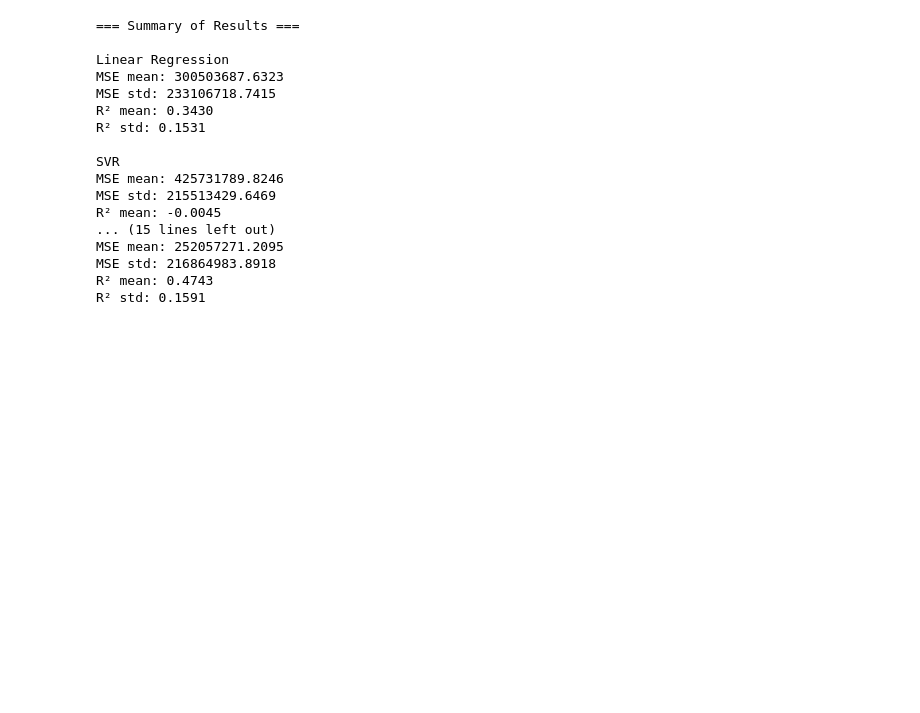
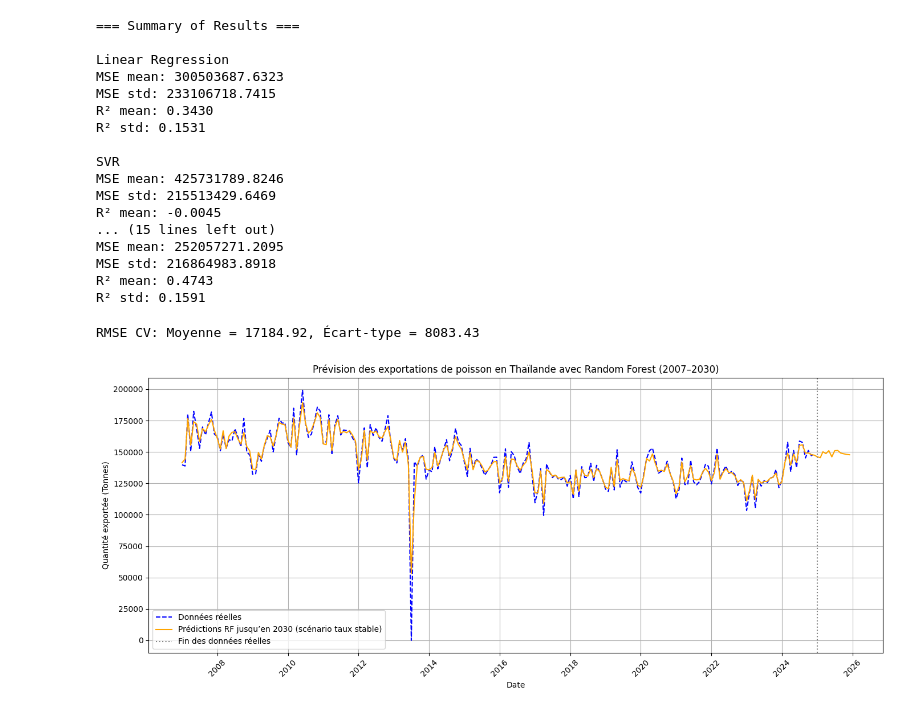
Before and after one commit to Samuel-JULLY/KMUTNB_internship, a Jupyter notebook: Projet.ipynb, the cells around one changed output. Drawn from its saved outputs; the diff is of its cells as text; code cells hidden in the pictures; blank space fills up the shorter version.

```diff
--- a/Projet.ipynb
+++ b/Projet.ipynb
@@ -439,29 +439,21 @@ from math import sqrt
 # Charger les données
 df = pd.read_csv("DATA/Export 2007-2024.csv")
 
-# Créer une colonne datetime à partir de Year et Month
+# Préparer la colonne de dates
 df['month'] = pd.to_datetime(df['Year (ค.ศ.)'].astype(str) + '-' + df['Month'].astype(str).str.zfill(2))
-
-# Trier les données par date
 df = df.sort_values('month')
 
-# Créer une variable temporelle numérique (mois depuis le début)
+# Ajouter des variables temporelles
 df['month_num'] = (df['month'] - df['month'].min()) // pd.Timedelta('30D')
-df['month'] = pd.to_datetime(df['Year (ค.ศ.)'].astype(str) + '-' + df['Month'].astype(str).str.zfill(2))
-
-# Définir features et cible
-# Extraire le mois (1-12)
 df['month_of_year'] = df['month'].dt.month
-
-# Créer des variables cycliques
 df['month_sin'] = np.sin(2 * np.pi * df['month_of_year'] / 12)
 df['month_cos'] = np.cos(2 * np.pi * df['month_of_year'] / 12)
 
-# Variables explicatives
-X = df[['month_num', 'month_sin', 'month_cos']]  # sélectionner les colonnes par noms
+# Features + cible
+X = df[['month_num', 'month_sin', 'month_cos', 'Price baht to usd']]
 y = df['Grand Total Quantity (Tons)'].values
 
-# Initialiser le modèle
+# Modèle
 model = RandomForestRegressor(n_estimators=100, random_state=42)
 
 # Validation croisée temporelle
@@ -475,46 +467,62 @@ for train_index, val_index in tscv.split(X):
     model.fit(X_train, y_train)
     y_pred = model.predict(X_val)
     rmse = sqrt(mean_squared_error(y_val, y_pred))
     rmse_scores.append(rmse)
 
 print(f"RMSE CV: Moyenne = {np.mean(rmse_scores):.2f}, Écart-type = {np.std(rmse_scores):.2f}")
 
-# Entraîner sur toutes les données maintenant
+# Entraînement complet sur 2007–2024
 model.fit(X, y)
 
-# all_months déjà créé :
-all_months = pd.date_range(start=df['month'].min(), end="2030-12-01", freq='MS')
-
-# Calculer month_num pour all_months
+# ---------- SCÉNARIO SIMPLE POUR 2025–2030 ----------
+# Créer tous les mois de la période complète
+all_months = pd.date_range(start=df['month'].min(), end="2025-12-01", freq='MS')
 all_month_nums = ((all_months - df['month'].min()) // pd.Timedelta('30D')).astype(int)
-
-# Extraire le mois (1-12) pour all_months
 all_month_of_year = all_months.month
-
-# Créer les variables cycliques pour all_months
 all_month_sin = np.sin(2 * np.pi * all_month_of_year / 12)
 all_month_cos = np.cos(2 * np.pi * all_month_of_year / 12)
 
-# Créer DataFrame X_all avec les 3 features
+# Étendre 'Price baht to usd' :
+# - pour les mois connus : utiliser les vraies valeurs
+# - pour 2025–2030 : utiliser une valeur constante (moyenne)
+last_real_month = df['month'].max()
+price_projection_start = last_real_month + pd.DateOffset(months=1)
+
+# Moyenne du taux de change (par exemple 2022–2024, ou toute la période)
+price_mean = df['Price baht to usd'].mean()
+
+# Construire la série complète de taux de change
+price_known = df.set_index('month')['Price baht to usd']
+price_future = pd.Series(price_mean, index=pd.date_range(start=price_projection_start, end="2025-12-01", freq='MS'))
+price_full = pd.concat([price_known, price_future])
+
+# Aligner les prix au même index que all_months
+price_aligned = price_full.reindex(all_months).fillna(method='ffill')
+
+# Créer DataFrame de prédiction complet
 X_all = pd.DataFrame({
     'month_num': all_month_nums,
     'month_sin': all_month_sin,
-    'month_cos': all_month_cos
+    'month_cos': all_month_cos,
+    'Price baht to usd': price_aligned.values
 })
 
-# Prédictions sur toute la période
+# Prédiction
 y_all_pred = model.predict(X_all)
 
-# Affichage
+# ---------- AFFICHAGE ----------
 plt.figure(figsize=(14, 6))
-plt.plot(df['month'], y, label="Données réelles", color='blue')
-plt.plot(all_months, y_all_pred, label="Prédictions RF 2007–2025", linestyle="--", color='orange')
+plt.plot(df['month'], y, label="Données réelles", linestyle="--", color='blue')
+plt.plot(all_months, y_all_pred, label="Prédictions RF jusqu’en 2030 (scénario taux stable)", color='orange')
 plt.axvline(x=pd.to_datetime("2024-12-31"), color='grey', linestyle=':', label='Fin des données réelles')
 plt.xlabel("Date")
 plt.ylabel("Quantité exportée (Tonnes)")
-plt.title("Prévision des exportations de poisson en Thaïlande avec Random Forest (CV temps)")
+plt.title("Prévision des exportations de poisson en Thaïlande avec Random Forest (2007–2030)")
 plt.legend()
 plt.grid(True)
 plt.xticks(rotation=45)
 plt.tight_layout()
 plt.show()
+# %% [output]
+RMSE CV: Moyenne = 17184.92, Écart-type = 8083.43
+[figure, added]
```
Also changed, not shown: parts of 1 cell of this notebook, 2 other files.
